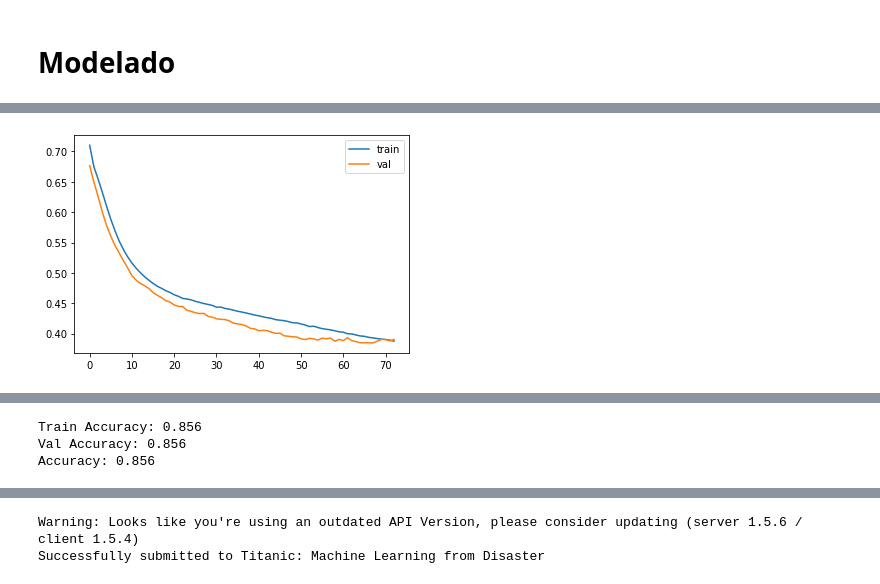
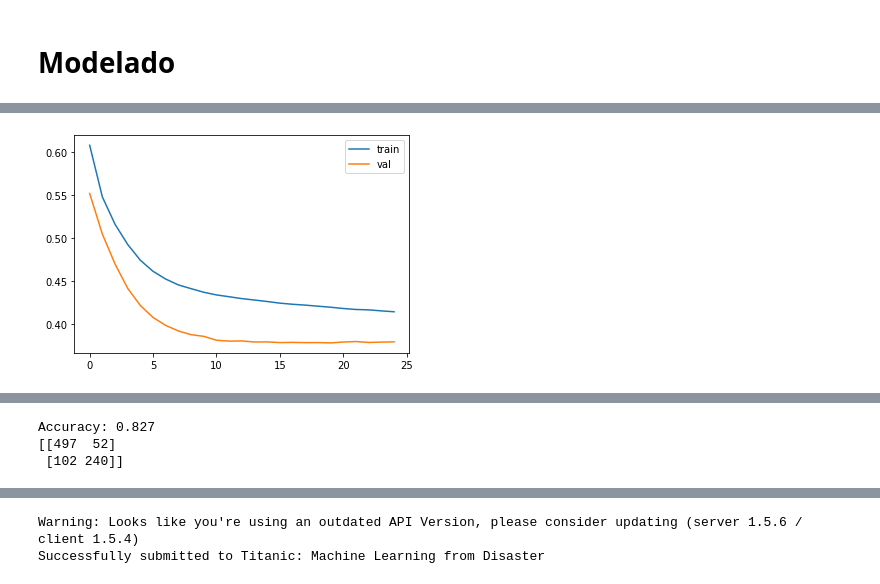
Before and after one commit to dmar10862/uoc_tipologia_y_ciclo_de_vida_de_los_datos_practica_2, a Jupyter notebook: src/UOC_M2851_DataAnalysis.ipynb, the cells around one changed output, grey strips where cells are left out. Saved outputs shown, nothing was run; the diff lists cells and outputs as text; code cells hidden in the pictures.

```diff
--- a/src/UOC_M2851_DataAnalysis.ipynb
+++ b/src/UOC_M2851_DataAnalysis.ipynb
@@ -302,2 +290,7 @@ sns.jointplot(x="Fare", y="Pclass", kind="reg", data=X);
 # %% [markdown]
 # Estndarizar
+# %%
+# https://scikit-learn.org/stable/modules/neural_networks_supervised.html#mlp-tips
+scaler = StandardScaler().fit(X_train)
+X_train = pd.DataFrame(scaler.transform(X_train), columns = X_train.columns)
+display(X_train.describe())
@@ -304,4 +307,4 @@ sns.jointplot(x="Fare", y="Pclass", kind="reg", data=X);
 # %%
-X = pd.DataFrame(StandardScaler().fit_transform(X), columns = X.columns)
-display(X.describe())
+X_test = pd.DataFrame(scaler.transform(X_test), columns = X_test.columns)
+display(X_test.describe())
 # %% [output]
@@ -336,10 +326,9 @@ def train_ml_model(model, X_train, y_train, X_val, y_val, epochs=20, batch_size=
     # patient early stopping
     es = EarlyStopping(monitor='val_loss', mode='min', verbose=1, patience=patience)
     mc = ModelCheckpoint('best_model.h5', monitor='val_loss', mode='min', verbose=0, save_best_only=True)
-    tb = TensorBoard("/tmp/TensorBoard/keras")
 
     # fit model
-    history = model.fit(X_train, y_train, validation_data=(X_val, y_val), epochs=epochs, batch_size=batch_size, verbose=1, shuffle=shuffle, callbacks=[es, mc, tb])
+    history = model.fit(X_train, y_train, validation_data=(X_val, y_val), epochs=epochs, batch_size=batch_size, verbose=1, shuffle=shuffle, callbacks=[es, mc])
 
     # load the saved model
     model = load_model('best_model.h5')
@@ -375,9 +364,7 @@ def dense_nn(X, y, epochs=100, batch_size=1, lr=0.0001, patience=10, shuffle=Tru
 
   model = Sequential([
       Dense(n_input, input_dim=n_input, activation='relu'),
-      Dense(16, activation='relu'),
-      Dense(8, activation='relu'),
-      Dense(4, activation='relu'),
+      Dense(32, activation='relu'),
       Dense(n_output, activation='sigmoid')
   ])
 
@@ -385,7 +372,7 @@ def dense_nn(X, y, epochs=100, batch_size=1, lr=0.0001, patience=10, shuffle=Tru
 
   model = train_ml_model(model, X_train, y_train, X_val, y_val, epochs, batch_size, patience, shuffle)
 
-  return model, X_train, X_val, y_train, y_val
+  return model
 # %%
 # ML Model predict
 def predict_with_ml_model(model, X, batch_size=1):
@@ -393,6 +380,6 @@ def predict_with_ml_model(model, X, batch_size=1):
 
   return y_pred
 # %%
-model, X_train, X_val, y_train, y_val = dense_nn(X, y, epochs=100, batch_size=1, lr=0.0002, patience=5)
+model = dense_nn(X_train, y_train, epochs=100, batch_size=1, lr=0.0002, patience=5)
 # %% [output]
 Epoch 1/100
@@ -415 +402 @@ Epoch 00073: early stopping
-[figure, old version]
+[figure, new version]
@@ -419,23 +406,15 @@ Val Loss: 0.385
 Val Accuracy: 0.856
 # %%
-# Train accuracy
+# accuracy
 y_pred = predict_with_ml_model(model, X_train)
 train_acc = accuracy_score(y_train, y_pred, normalize=True)
+cmatrix_train = confusion_matrix(y_train, y_pred)
 
-# Val accuracy
-y_pred = predict_with_ml_model(model, X_val)
-val_acc = accuracy_score(y_val, y_pred, normalize=True)
-
-# Global accuracy
-y_pred = predict_with_ml_model(model, X)
-acc = accuracy_score(y, y_pred, normalize=True)
-
-print('Train Accuracy: %.3f' % train_acc)
-print('Val Accuracy: %.3f' % val_acc)
-print('Accuracy: %.3f' % acc)
+print('Accuracy: %.3f' % train_acc)
+print(cmatrix_train)
 # %% [output]
-Train Accuracy: 0.856
-Val Accuracy: 0.856
-Accuracy: 0.856
+Accuracy: 0.827
+[[497  52]
+ [102 240]]
 # %%
 # generate predictions for test
```
Also changed, not shown: parts of 27 cells of this notebook.
